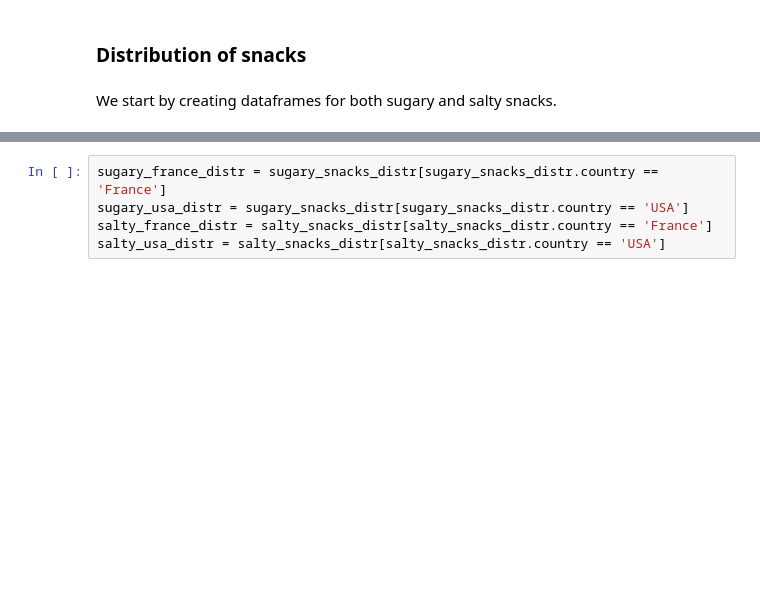
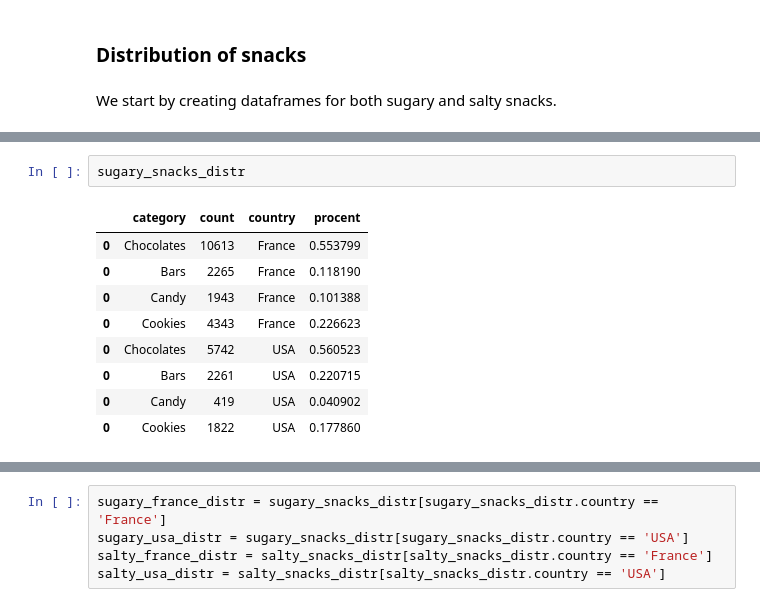
Before and after one commit to emmwel/ADAeda, a Jupyter notebook: Project/data_exploration.ipynb, the cells around one changed output, grey strips where cells are left out. Cells and saved outputs as stored; diff of their text form; blank space fills up the shorter version.

```diff
--- a/Project/data_exploration.ipynb
+++ b/Project/data_exploration.ipynb
@@ -1276,3 +1290,15 @@ salty_snacks_distr['procent'] = salty_snacks_distr['count'].apply(
+# %%
+sugary_snacks_distr
+# %% [output]
+|  | category | count | country | procent |
+| 0 | Chocolates | 10613 | France | 0.553799 |
+| 0 | Bars | 2265 | France | 0.118190 |
+| 0 | Candy | 1943 | France | 0.101388 |
+| 0 | Cookies | 4343 | France | 0.226623 |
+| 0 | Chocolates | 5742 | USA | 0.560523 |
+| 0 | Bars | 2261 | USA | 0.220715 |
+| 0 | Candy | 419 | USA | 0.040902 |
+| 0 | Cookies | 1822 | USA | 0.177860 |
 # %%
 salty_snacks_distr
 # %% [output]
```
Also changed, not shown: parts of 13 cells of this notebook.
